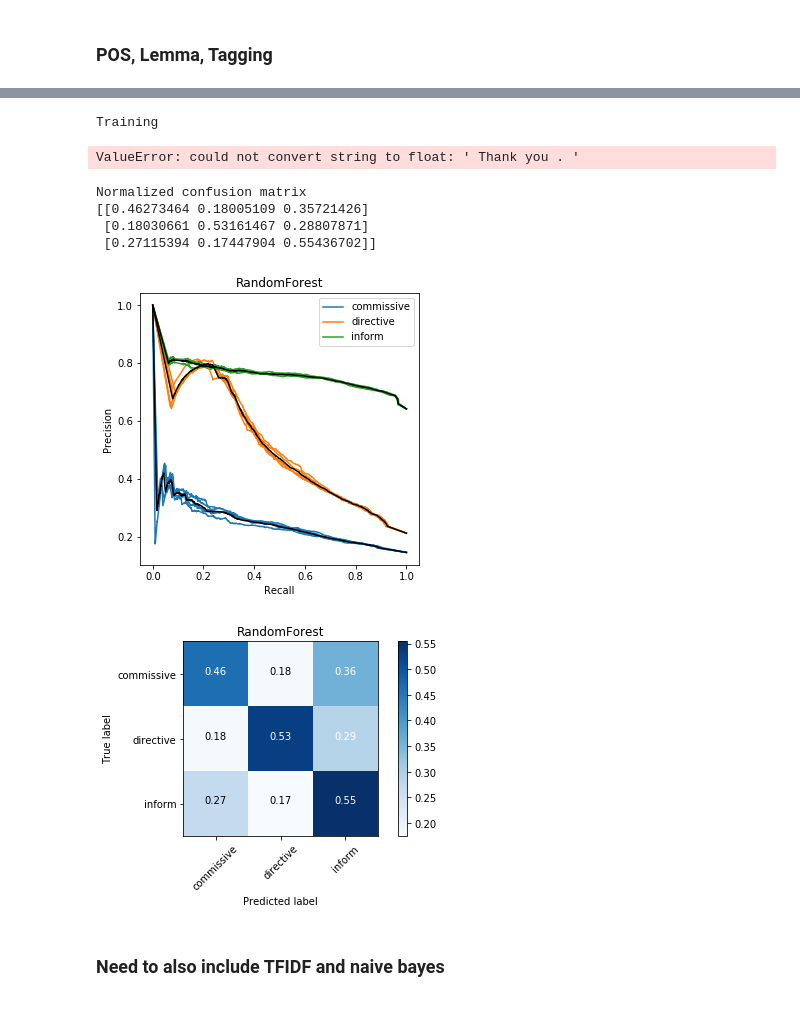
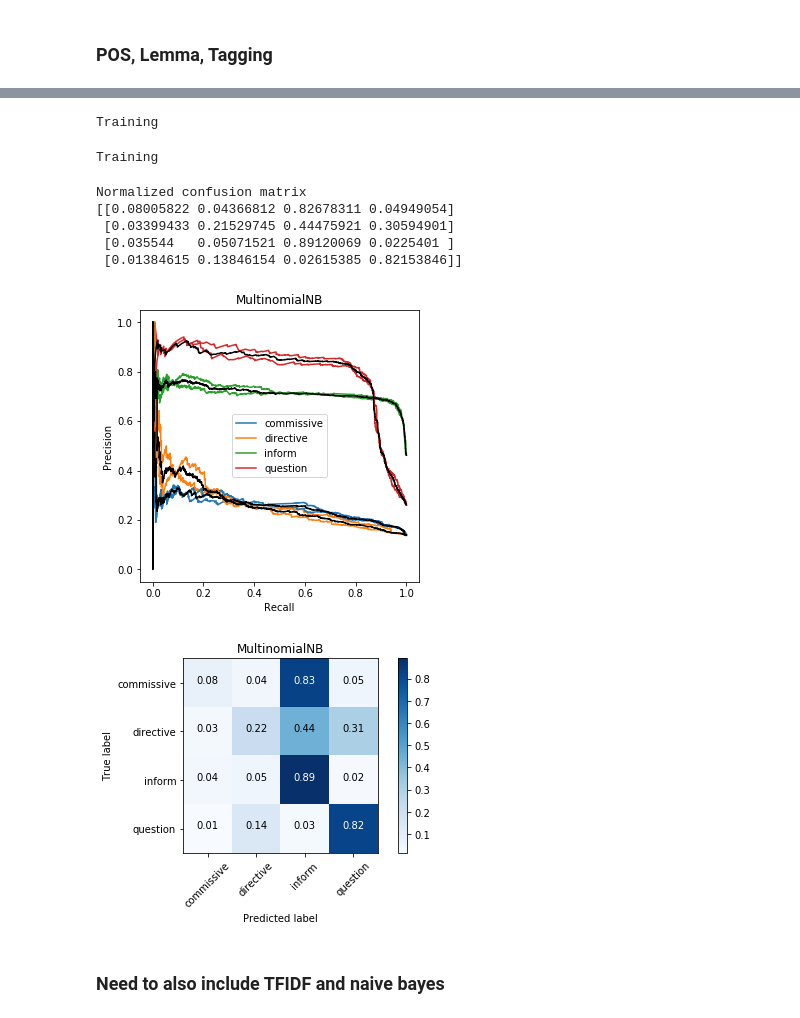
Before and after one commit to Ryanglambert/chatty, a Jupyter notebook: research/daily_dialogue/EDA-Word2Vec.ipynb, the cells around one changed output, grey strips where cells are left out. Drawn from its saved outputs; the diff is of its cells as text; code cells hidden in the pictures.

```diff
--- a/research/daily_dialogue/EDA-Word2Vec.ipynb
+++ b/research/daily_dialogue/EDA-Word2Vec.ipynb
@@ -307,21 +303,19 @@ def spacy_tokenizer(sentence: str, functions=[(original_word, 'original_word')],
     joined = join_ngrams(tokens, ngrams=ngrams)
     return joined
 # %%
+from sklearn.naive_bayes import BernoulliNB
+
 part_of_speech_grams = partial(spacy_tokenizer,
                                functions=[(part_of_speech, 'POS')],
                                filters=[filter_stop, filter_punct],
-                               include=[partial(include_conditional_word, word_list=['?', '.'])],
+                               include=[partial(include_conditional_word, word_list=['?'])],
                                ngrams=[2, 3])
 
-part_of_speech_grams_t_minus_1 = partial(spacy_tokenizer,
-                                         functions=[(lemmatize, 'lemma')],
-                                         filters=[filter_stop, filter_punct],
-                                         include=[partial(include_conditional_word, word_list=['?'])],
-                                         ngrams=[1])
-
-def analyzer(sent_pair):
-    current, prev = sent_pair
-    return list(part_of_speech_grams(current)) + list(part_of_speech_grams_t_minus_1(prev))
+# part_of_speech_grams_t_minus_1 = partial(spacy_tokenizer,
+#                                          functions=[(lemmatize, 'lemma')],
+#                                          filters=[filter_stop, filter_punct],
+#                                          include=[partial(include_conditional_word, word_list=['?'])],
+#                                          ngrams=[1])
 # %%
 ACT_MASK = train['act'].notnull() & train['has_question_mark_t-1'].notnull()# & train['act'].isin(['directive', 'commissive', 'inform'])
 
@@ -360,30 +341,31 @@ clf = Pipeline([
     ('naive_bayes', BernoulliNB())
 ])
 
-results = data.cv_stratified_shuffle(utterances, y,
+results = data.cv_stratified_shuffle(utterances[:5000], y[:5000],
                                      clf,
 #                                      RandomForestClassifier(n_jobs=-1),
-                                     splits=5,
-                                     upsample='SMOTE')
+                                     splits=2,
+                                     upsample=None)
 # %% [output]
 Training
-ValueError: could not convert string to float: ' Thank you . '
+Training
 # %%
-title = "RandomForest"
+title = "MultinomialNB"
 plot.plot_prec_rec(results, title)
 le = LabelEncoder()
 le.fit(results['classes'])
 cm = confusion_matrix(le.transform(np.concatenate(results['y_true'])),
                       np.argmax(np.concatenate(results['y_proba']), axis=1))
 plt.figure()
 plot.plot_confusion_matrix(cm, le.classes_, normalize=True, title=title);
 # %% [output]
 Normalized confusion matrix
-[[0.46273464 0.18005109 0.35721426]
- [0.18030661 0.53161467 0.28807871]
- [0.27115394 0.17447904 0.55436702]]
+[[0.08005822 0.04366812 0.82678311 0.04949054]
+ [0.03399433 0.21529745 0.44475921 0.30594901]
+ [0.035544   0.05071521 0.89120069 0.0225401 ]
+ [0.01384615 0.13846154 0.02615385 0.82153846]]
-[figure, old version]
+[figure, new version]
-[figure, old version]
+[figure, new version]
 # %% [markdown]
 ### Need to also include TFIDF and naive bayes
 # %% [markdown]
```
Also changed, not shown: parts of 3 cells of this notebook.
